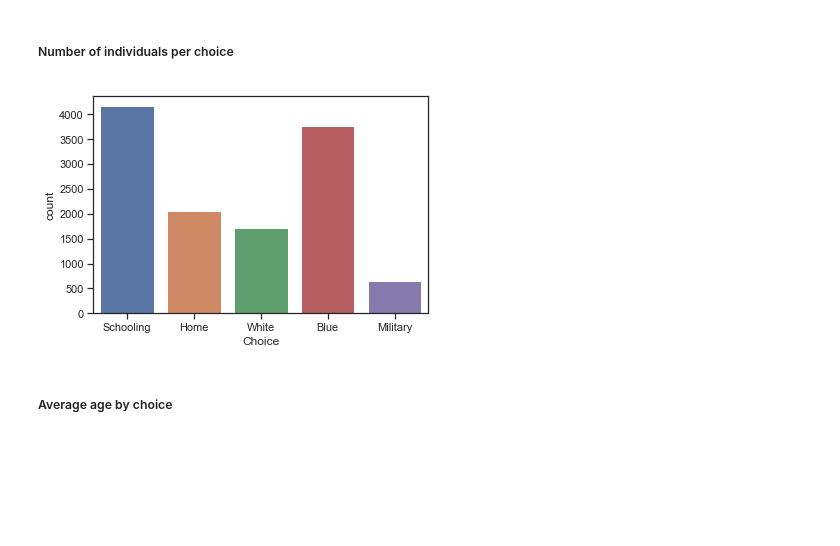
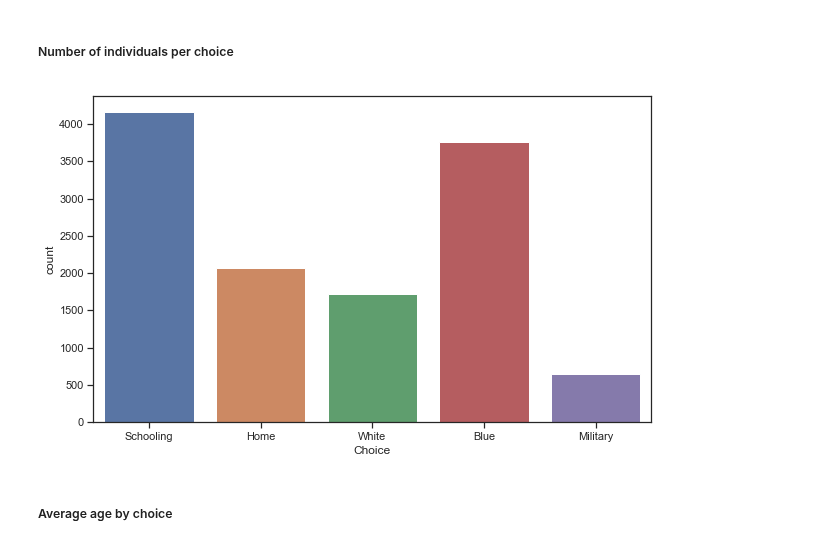
Before and after one commit to Yuleii/student-project-lindamaok899, a Jupyter notebook: student_project.ipynb, the cells around one changed output. Saved outputs shown, nothing was run; the diff lists cells and outputs as text; code cells hidden in the pictures; blank space fills up the shorter version.

```diff
--- a/student_project.ipynb
+++ b/student_project.ipynb
@@ -194,10 +189,11 @@ The figures below illustrate that (i) school attendance should decline with age,
 # %% [markdown]
 ##### Number of individuals per choice
 # %%
+fig, ax = plt.subplots(figsize=(10, 6))
 sns.countplot(df['Choice'])
 plt.show()
 # %% [output]
-[figure, old version]
+[figure, new version]
 # %% [markdown]
 ##### Average age by choice
 # %%
```
Also changed, not shown: parts of 20 cells of this notebook, 2 other files.
